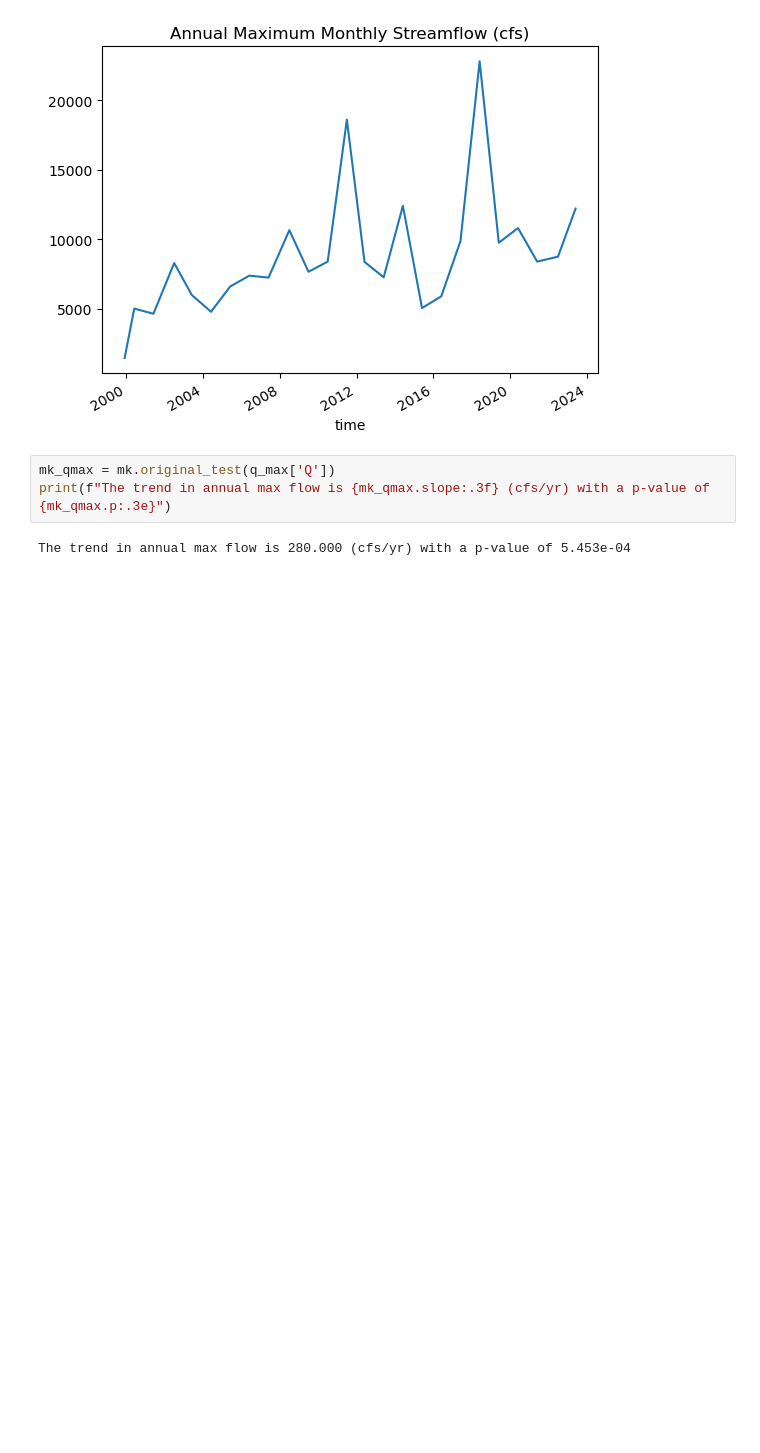
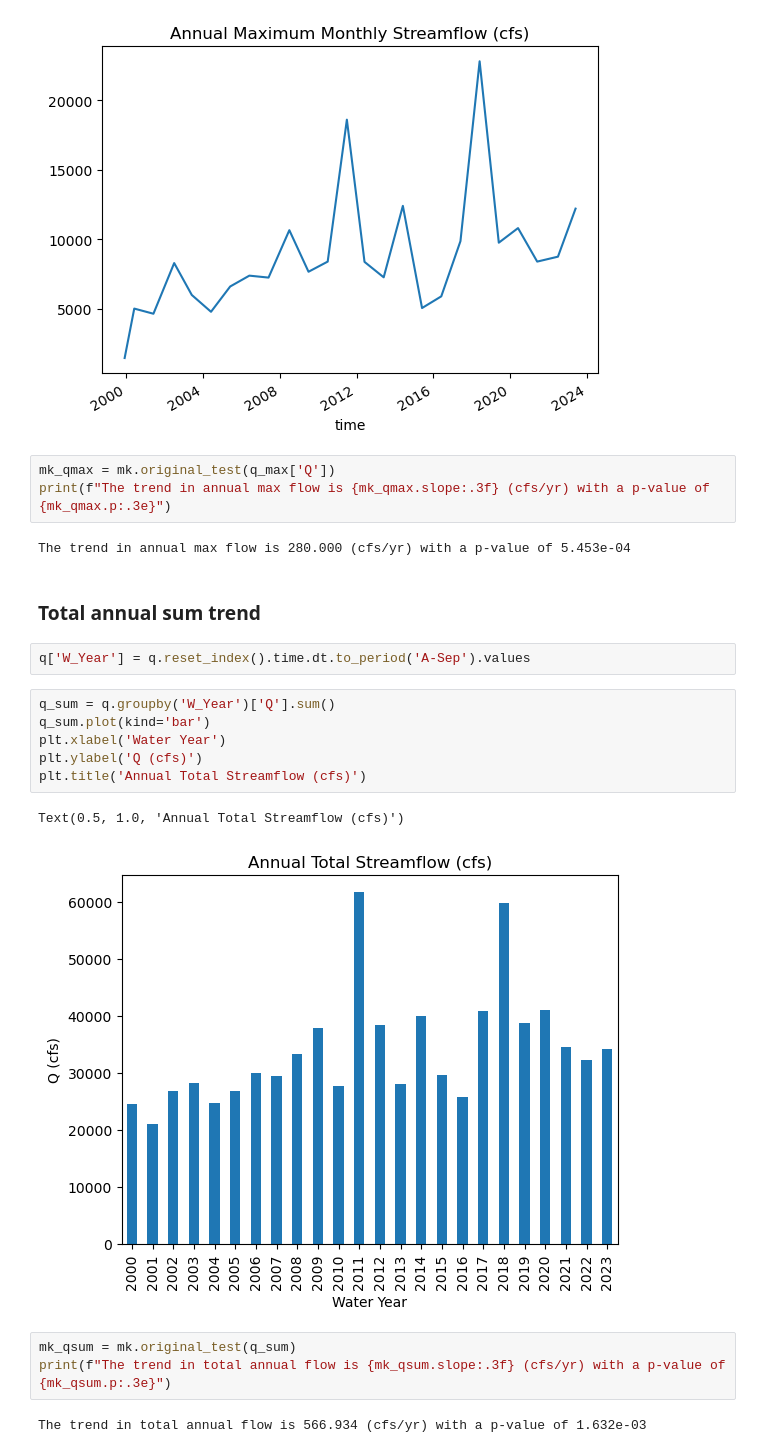
Before and after one commit to nicksilver/zoo-aquifer, a Jupyter notebook: cfr_data_explorer.ipynb, the cells around one changed output. Drawn from its saved outputs; the diff is of its cells as text; blank space fills up the shorter version.

Commit message:
added total annual streamflow trend

```diff
--- a/cfr_data_explorer.ipynb
+++ b/cfr_data_explorer.ipynb
@@ -123,3 +123,21 @@ mk_qmax = mk.original_test(q_max['Q'])
 print(f"The trend in annual max flow is {mk_qmax.slope:.3f} (cfs/yr) with a p-value of {mk_qmax.p:.3e}")
 # %% [output]
 The trend in annual max flow is 280.000 (cfs/yr) with a p-value of 5.453e-04
+# %% [markdown]
+### Total annual sum trend
+# %%
+q['W_Year'] = q.reset_index().time.dt.to_period('A-Sep').values
+# %%
+q_sum = q.groupby('W_Year')['Q'].sum()
+q_sum.plot(kind='bar')
+plt.xlabel('Water Year')
+plt.ylabel('Q (cfs)')
+plt.title('Annual Total Streamflow (cfs)')
+# %% [output]
+Text(0.5, 1.0, 'Annual Total Streamflow (cfs)')
+[figure, added]
+# %%
+mk_qsum = mk.original_test(q_sum)
+print(f"The trend in total annual flow is {mk_qsum.slope:.3f} (cfs/yr) with a p-value of {mk_qsum.p:.3e}")
+# %% [output]
+The trend in total annual flow is 566.934 (cfs/yr) with a p-value of 1.632e-03
```
